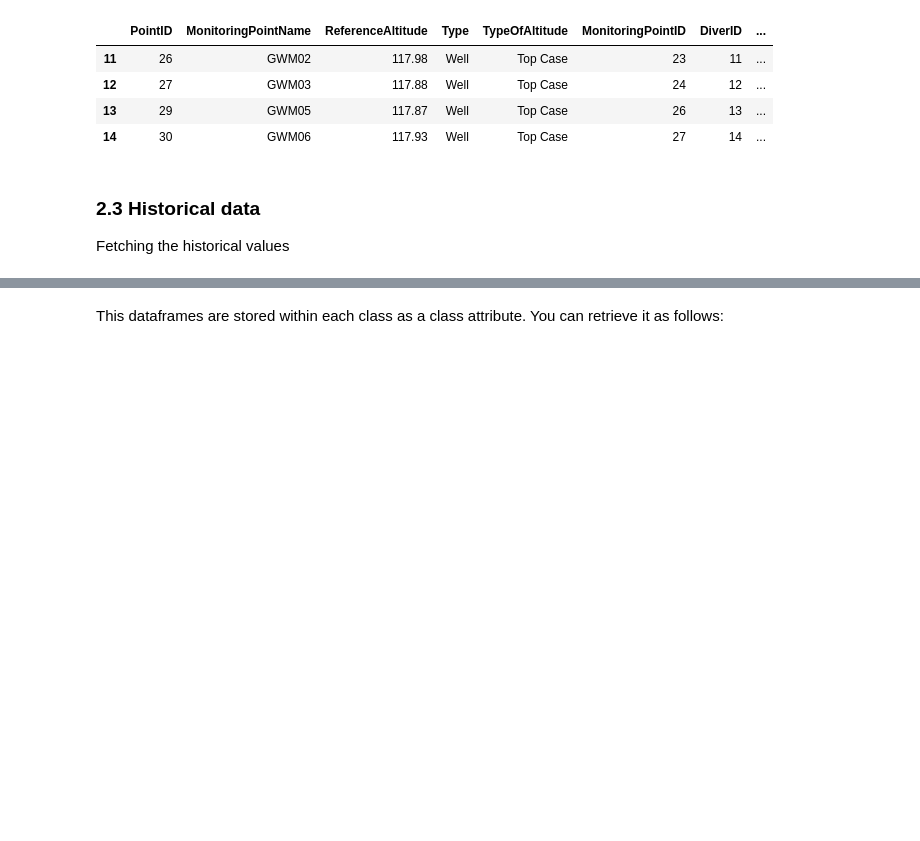
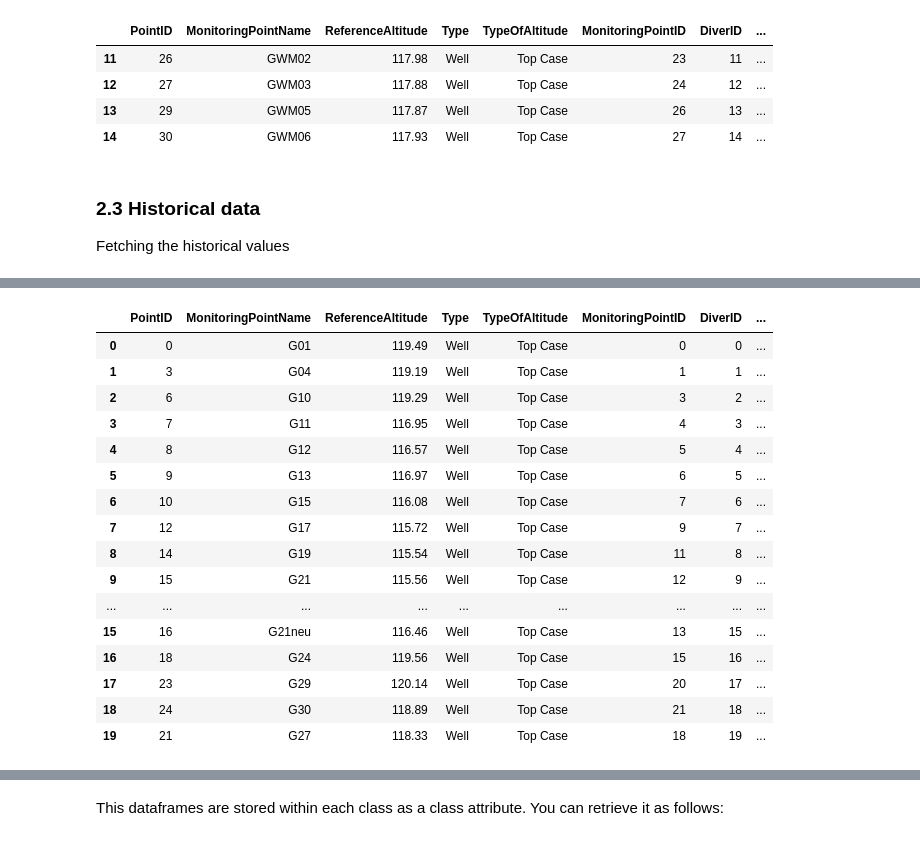
Before and after one commit to vieirasaulo/wasserweise, a Jupyter notebook: JupyterNotebooks/Examples.ipynb, the cells around one changed output, grey strips where cells are left out. Cells and saved outputs as stored; diff of their text form; code cells hidden in the pictures; blank space fills up the shorter version.

```diff
--- a/JupyterNotebooks/Examples.ipynb
+++ b/JupyterNotebooks/Examples.ipynb
@@ -97,0 +91,22 @@ Wall time: 501 ms
+# %%
+status_df = Get.DiverStatus()
+# %%
+status_df
+# %% [output]
+|  | PointID | MonitoringPointName | ReferenceAltitude | Type | TypeOfAltitude | MonitoringPointID | DiverID | ... |
+| 0 | 0 | G01 | 119.49 | Well | Top Case | 0 | 0 | ... |
+| 1 | 3 | G04 | 119.19 | Well | Top Case | 1 | 1 | ... |
+| 2 | 6 | G10 | 119.29 | Well | Top Case | 3 | 2 | ... |
+| 3 | 7 | G11 | 116.95 | Well | Top Case | 4 | 3 | ... |
+| 4 | 8 | G12 | 116.57 | Well | Top Case | 5 | 4 | ... |
+| 5 | 9 | G13 | 116.97 | Well | Top Case | 6 | 5 | ... |
+| 6 | 10 | G15 | 116.08 | Well | Top Case | 7 | 6 | ... |
+| 7 | 12 | G17 | 115.72 | Well | Top Case | 9 | 7 | ... |
+| 8 | 14 | G19 | 115.54 | Well | Top Case | 11 | 8 | ... |
+| 9 | 15 | G21 | 115.56 | Well | Top Case | 12 | 9 | ... |
+| ... | ... | ... | ... | ... | ... | ... | ... | ... |
+| 15 | 16 | G21neu | 116.46 | Well | Top Case | 13 | 15 | ... |
+| 16 | 18 | G24 | 119.56 | Well | Top Case | 15 | 16 | ... |
+| 17 | 23 | G29 | 120.14 | Well | Top Case | 20 | 17 | ... |
+| 18 | 24 | G30 | 118.89 | Well | Top Case | 21 | 18 | ... |
+| 19 | 21 | G27 | 118.33 | Well | Top Case | 18 | 19 | ... |
```
Also changed, not shown: parts of 16 cells of this notebook, 23 other files.
